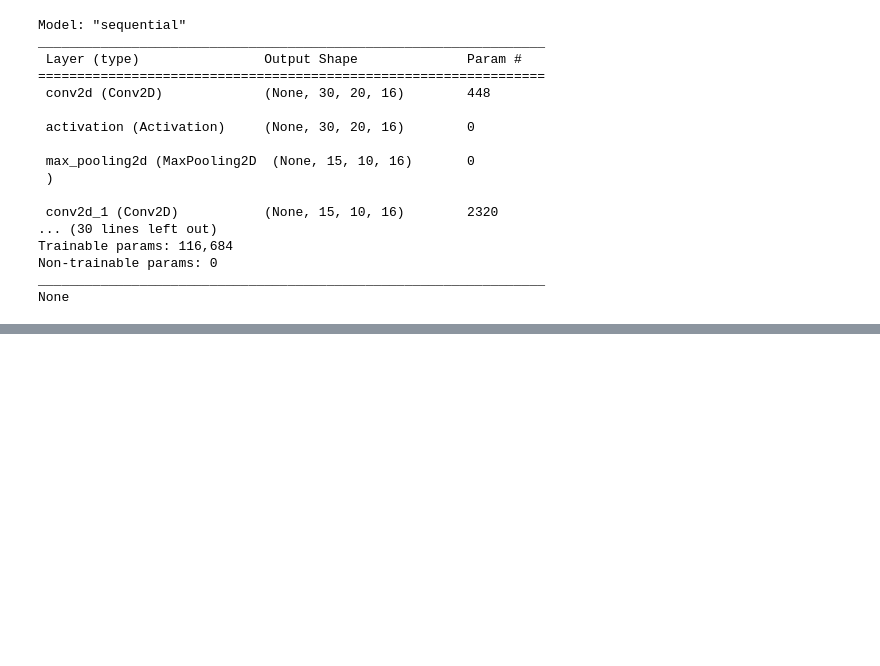
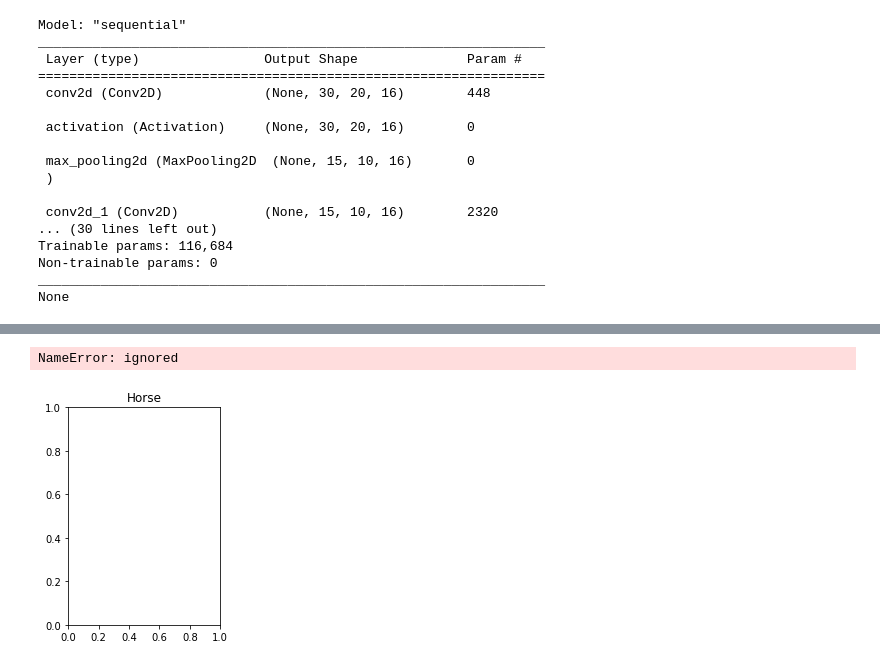
Before and after one commit to nojihun/captcha--deep-learning, a Jupyter notebook: captcha.ipynb, the cells around one changed output, grey strips where cells are left out. Cells and saved outputs as stored; diff of their text form; code cells hidden in the pictures; blank space fills up the shorter version.

```diff
--- a/captcha.ipynb
+++ b/captcha.ipynb
@@ -347,0 +413,8 @@ print('Test accuracy:', scores[1])
+# %%
+x_train, x_test, y_train, y_test = train_test_split(train, label, test_size=0.2)
+# %%
+autoencoder.fit(x_train, y_train,
+                epochs=200,
+                batchsize = 150,
+                shuffle=True,
+                validation_data=(x_test, y_test))
@@ -347,0 +443,5 @@ print('Test accuracy:', scores[1])
+# %%
+BUFFER_SIZE = 1000
+BATCH_SIZE = 1
+IMG_WIDTH = 256
+IMG_HEIGHT = 256
@@ -347,0 +510,11 @@ print('Test accuracy:', scores[1])
+# %%
+plt.subplot(121)
+plt.title('Horse')
+plt.imshow(x_train[0] * 0.5 + 0.5)
+
+plt.subplot(122)
+plt.title('Horse with random jitter')
+plt.imshow(random_jitter(x_train[0]) * 0.5 + 0.5)
+# %% [output]
+NameError: ignored
+[figure, added]
```
Also changed, not shown: parts of 50 cells of this notebook.
